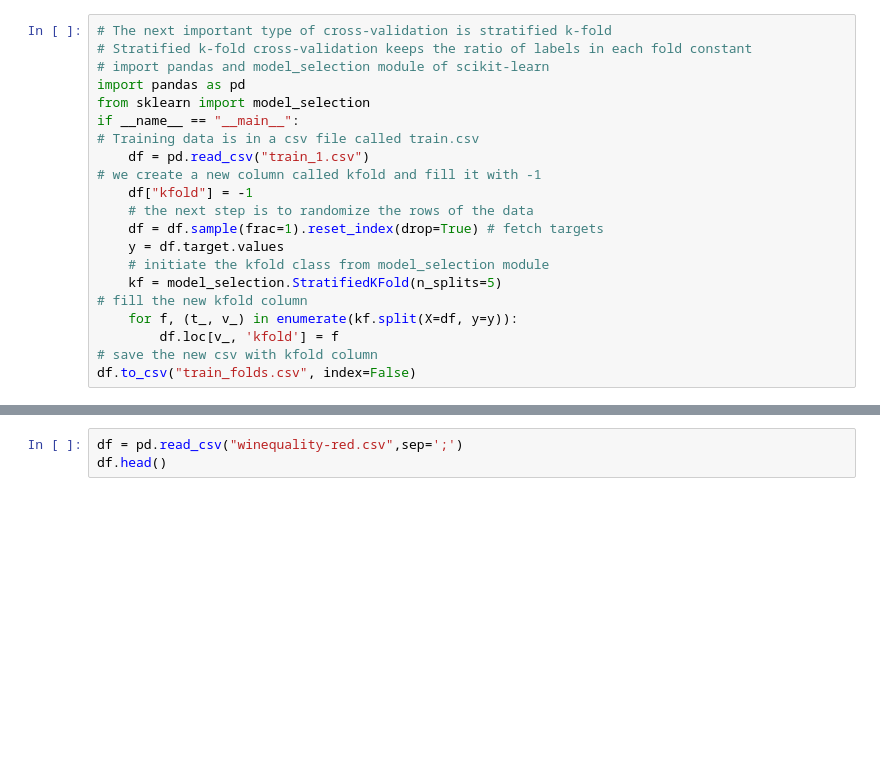
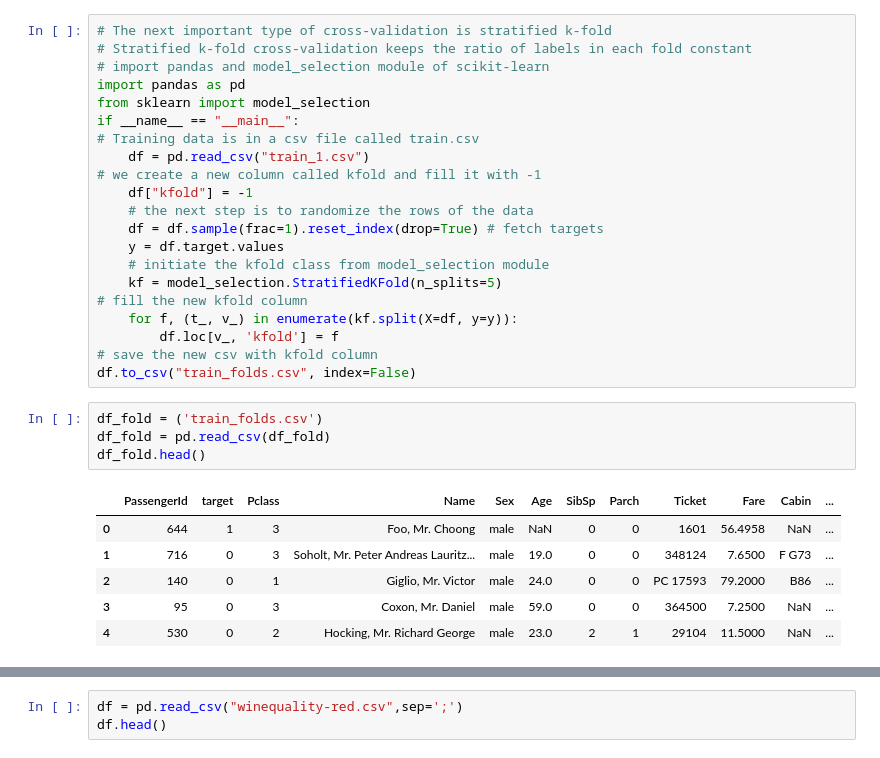
Before and after one commit to SpaDev-py/Approaching-Almost-Any-Machine-Learning-Problem, a Jupyter notebook: Approaching (Almost) Any Machine Learning Problem.ipynb, the cells around one changed output, grey strips where cells are left out. Cells and saved outputs as stored; diff of their text form; blank space fills up the shorter version.

```diff
--- a/Approaching (Almost) Any Machine Learning Problem.ipynb
+++ b/Approaching (Almost) Any Machine Learning Problem.ipynb
@@ -281,3 +292,14 @@ if __name__ == "__main__":
         df.loc[v_, 'kfold'] = f
 # save the new csv with kfold column
 df.to_csv("train_folds.csv", index=False)
+# %%
+df_fold = ('train_folds.csv')
+df_fold = pd.read_csv(df_fold)
+df_fold.head()
+# %% [output]
+|  | PassengerId | target | Pclass | Name | Sex | Age | SibSp | Parch | Ticket | Fare | Cabin | ... |
+| 0 | 644 | 1 | 3 | Foo, Mr. Choong | male | NaN | 0 | 0 | 1601 | 56.4958 | NaN | ... |
+| 1 | 716 | 0 | 3 | Soholt, Mr. Peter Andreas Lauritz... | male | 19.0 | 0 | 0 | 348124 | 7.6500 | F G73 | ... |
+| 2 | 140 | 0 | 1 | Giglio, Mr. Victor | male | 24.0 | 0 | 0 | PC 17593 | 79.2000 | B86 | ... |
+| 3 | 95 | 0 | 3 | Coxon, Mr. Daniel | male | 59.0 | 0 | 0 | 364500 | 7.2500 | NaN | ... |
+| 4 | 530 | 0 | 2 | Hocking, Mr. Richard George | male | 23.0 | 2 | 1 | 29104 | 11.5000 | NaN | ... |
```
Also changed, not shown: parts of 8 cells of this notebook, 1 other file.
